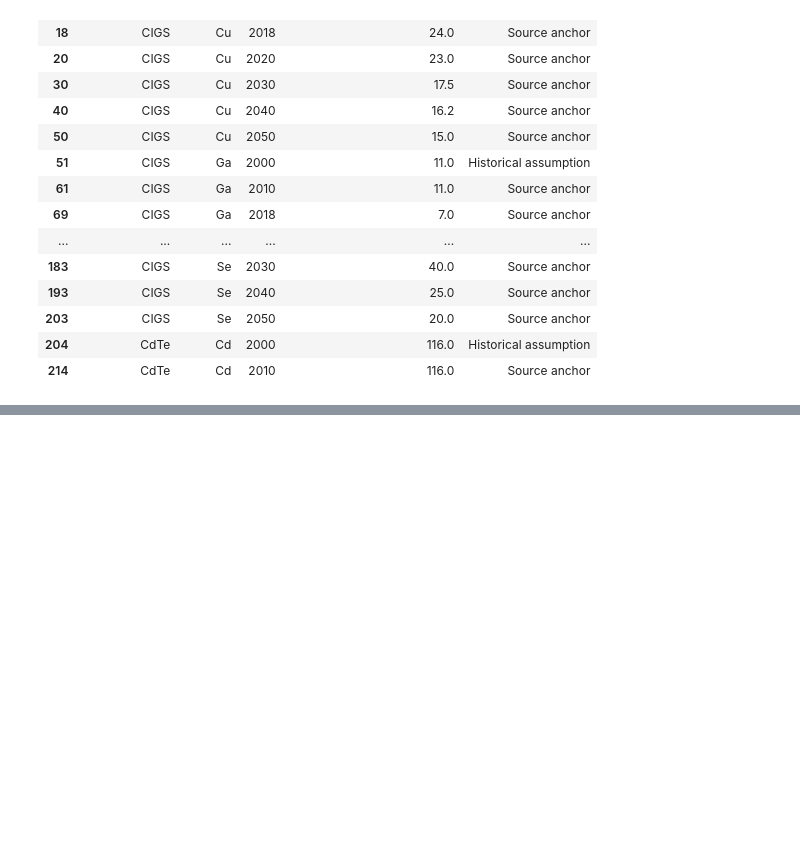
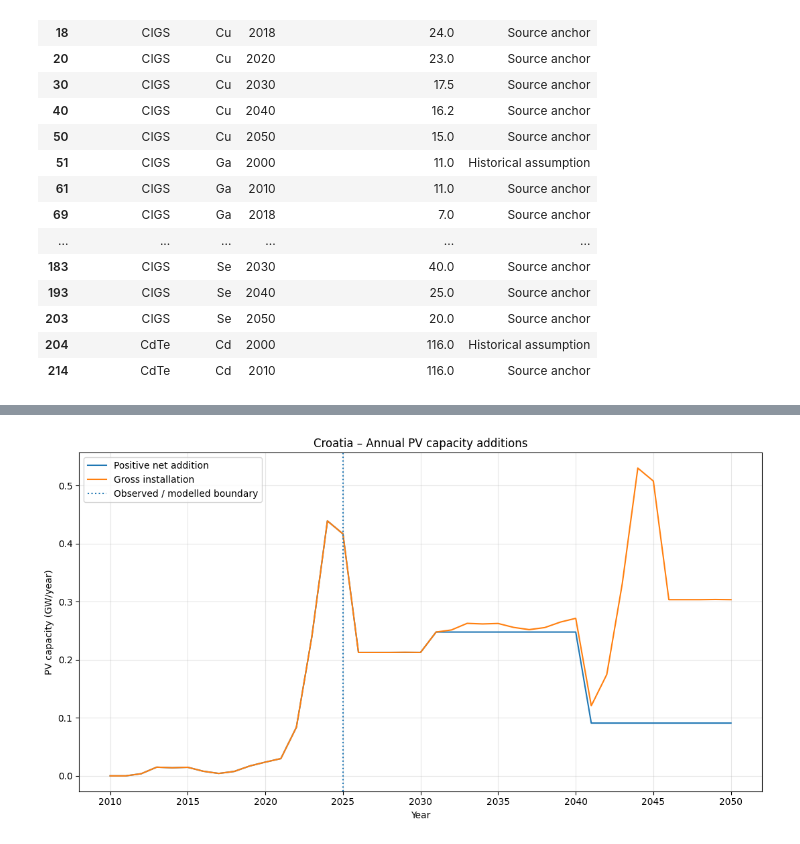
Before and after one commit to Trickwillfrit/MFA, a Jupyter notebook: notebooks/ENV501_Austria_Croatia_MFA.ipynb, the cells around one changed output, grey strips where cells are left out. Drawn from its saved outputs; the diff is of its cells as text; code cells hidden in the pictures; blank space fills up the shorter version.

```diff
--- a/notebooks/ENV501_Austria_Croatia_MFA.ipynb
+++ b/notebooks/ENV501_Austria_Croatia_MFA.ipynb
@@ -1638,0 +3771,41 @@ display(
+# %%
+country = "Croatia"
+
+plot_data = pv_capacity_results[
+    pv_capacity_results["Country"] == country
+].copy()
+
+plt.figure(figsize=(11, 6))
+
+plt.plot(
+    plot_data["Year"],
+    plot_data["Positive_Net_Addition_GW"],
+    label="Positive net addition"
+)
+
+plt.plot(
+    plot_data["Year"],
+    plot_data["Gross_Addition_GW"],
+    label="Gross installation"
+)
+
+plt.axvline(
+    x=2025,
+    linestyle=":",
+    linewidth=1.5,
+    label="Observed / modelled boundary"
+)
+
+plt.xlabel("Year")
+plt.ylabel("PV capacity (GW/year)")
+plt.title(
+    "Croatia – Annual PV capacity additions"
+)
+
+plt.legend()
+plt.grid(alpha=0.3)
+
+plt.tight_layout()
+plt.show()
+# %% [output]
+[figure, added]
```
Also changed, not shown: parts of 70 cells of this notebook.
